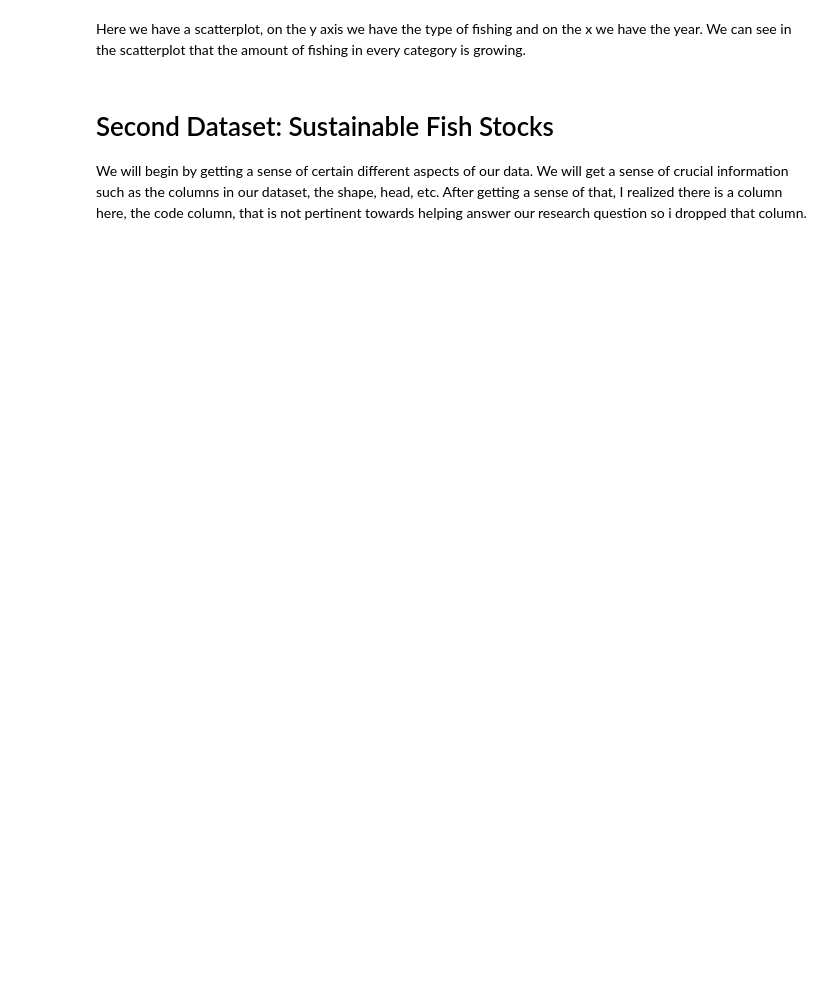
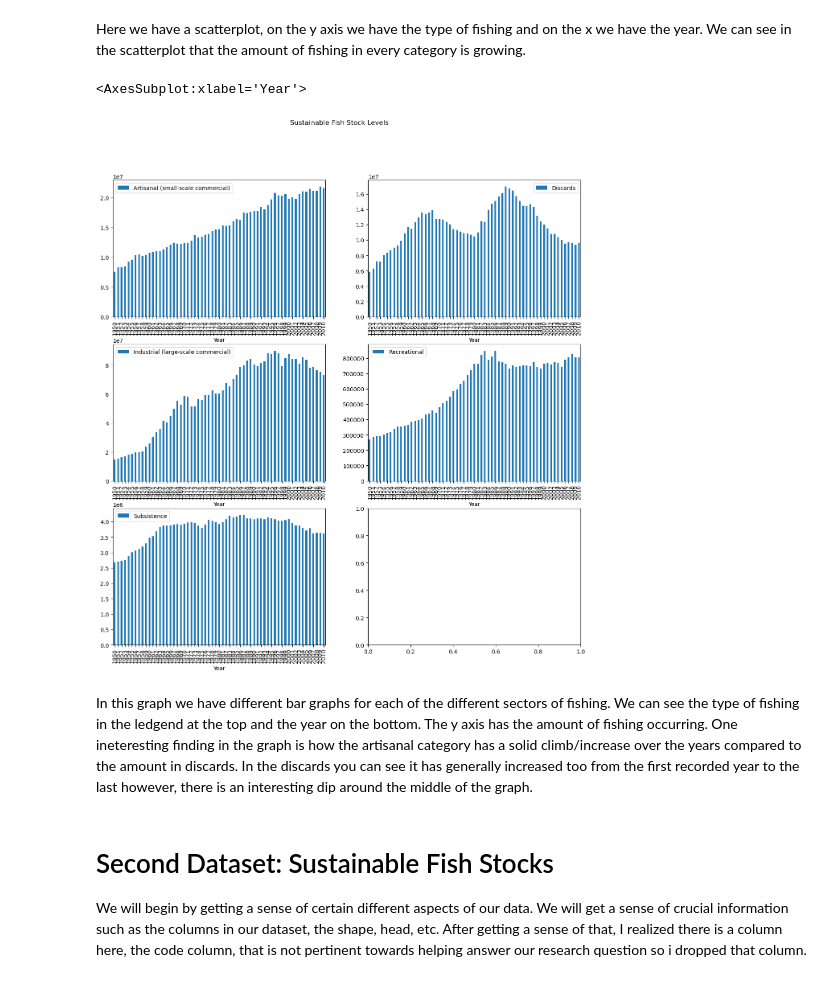
Before and after one commit to ubco-W2022T1-cosc301/project-group34, a Jupyter notebook: notebooks/lily.ipynb, the cells around one changed output. Cells and saved outputs as stored; diff of their text form; code cells hidden in the pictures; blank space fills up the shorter version.

```diff
--- a/notebooks/lily.ipynb
+++ b/notebooks/lily.ipynb
@@ -121,5 +131,19 @@ df1_cleaned.plot(ax=axes[4], kind='scatter', x='Year', y='Subsistence')
 # %% [markdown]
 Here we have a scatterplot, on the y axis we have the type of fishing and on the x we have the year. We can see in the scatterplot that the amount of fishing in every category is growing.
+# %%
+## Visual scatterplot of the data
+fig, axes = plt.subplots(3, 2, figsize=(15, 15))
+fig.suptitle('Sustainable Fish Stock Levels')
+df1_cleaned.plot(ax=axes[0,0], kind='bar', x='Year', y='Artisanal (small-scale commercial)')
+df1_cleaned.plot(ax=axes[0,1], kind='bar', x='Year', y='Discards')
+df1_cleaned.plot(ax=axes[1,0], kind='bar', x='Year', y='Industrial (large-scale commercial)')
+df1_cleaned.plot(ax=axes[1,1], kind='bar', x='Year', y='Recreational')
+df1_cleaned.plot(ax=axes[2,0], kind='bar', x='Year', y='Subsistence')
+# %% [output]
+<AxesSubplot:xlabel='Year'>
+[figure, added]
+# %% [markdown]
+In this graph we have different bar graphs for each of the different sectors of fishing. We can see the type of fishing in the ledgend at the top and the year on the bottom. The y axis has the amount of fishing occurring. One ineteresting finding in the graph is how the artisanal category has a solid climb/increase over the years compared to the amount in discards. In the discards you can see it has generally increased too from the first recorded year to the last however, there is an interesting dip around the middle of the graph.
 # %% [markdown]
 # Second Dataset: Sustainable Fish Stocks
 We will begin by getting a sense of certain different aspects of our data. We will get a sense of crucial information such as the columns in our dataset, the shape, head, etc. After getting a sense of that, I realized there is a column here, the code column, that is not pertinent towards helping answer our research question so i dropped that column.
```
Also changed, not shown: parts of 17 cells of this notebook, 3 other files.
